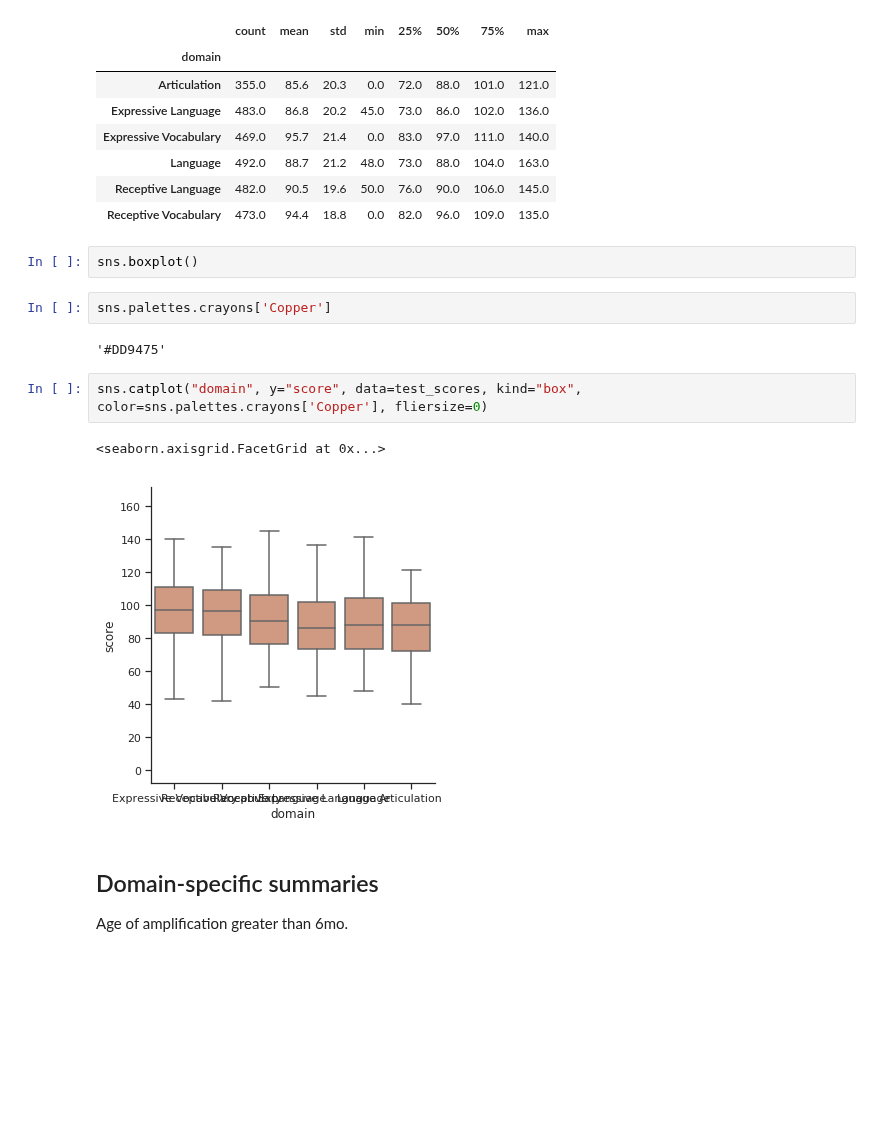
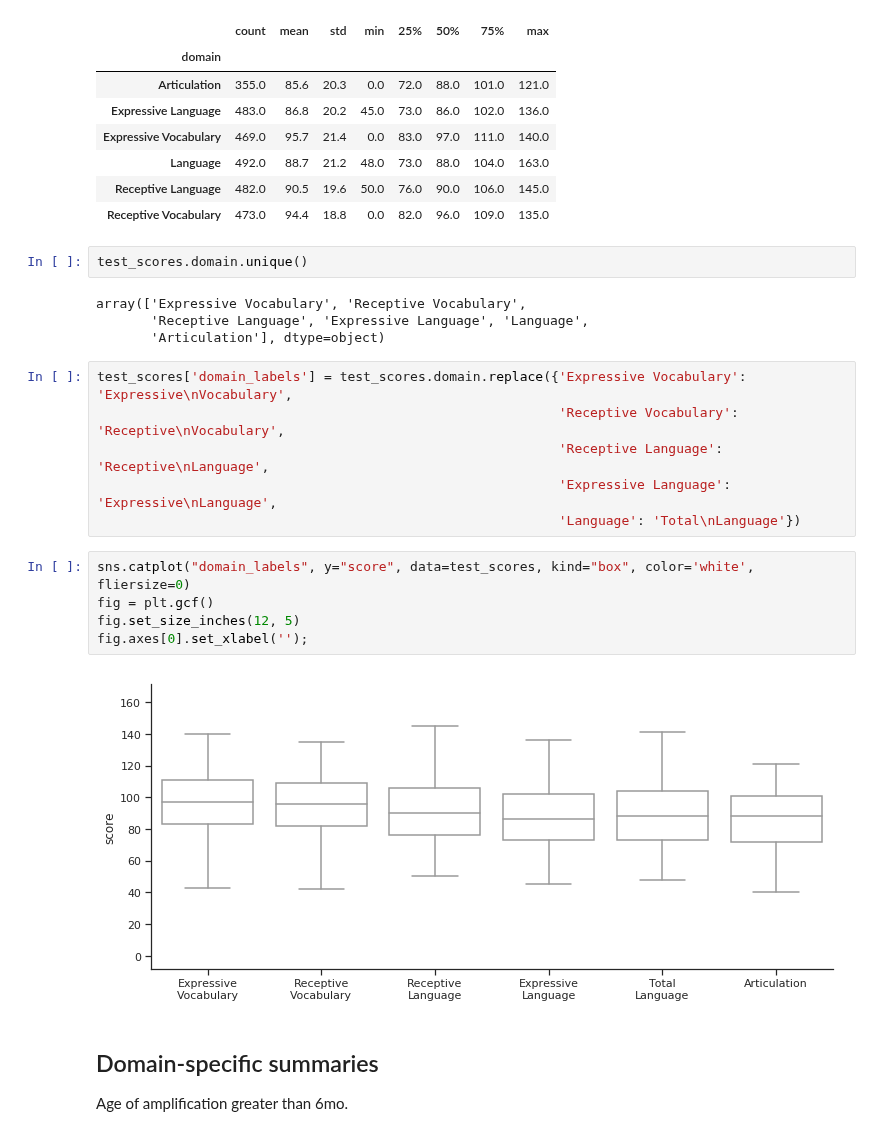
Before and after one commit to fonnesbeck/infant_hearing_intervention, a Jupyter notebook: notebooks/Tables.ipynb, the cells around one changed output. Cells and saved outputs as stored; diff of their text form; blank space fills up the shorter version.

Commit message:
Added boxplots

```diff
--- a/notebooks/Tables.ipynb
+++ b/notebooks/Tables.ipynb
@@ -368,17 +368,25 @@ test_scores.groupby('domain').score.describe().round(1)
 | Language | 492.0 | 88.7 | 21.2 | 48.0 | 73.0 | 88.0 | 104.0 | 163.0 |
 | Receptive Language | 482.0 | 90.5 | 19.6 | 50.0 | 76.0 | 90.0 | 106.0 | 145.0 |
 | Receptive Vocabulary | 473.0 | 94.4 | 18.8 | 0.0 | 82.0 | 96.0 | 109.0 | 135.0 |
-# %%
-sns.boxplot()
-# %%
-sns.palettes.crayons['Copper']
-# %% [output]
-'#DD9475'
+# %%
+test_scores.domain.unique()
+# %% [output]
+array(['Expressive Vocabulary', 'Receptive Vocabulary',
+       'Receptive Language', 'Expressive Language', 'Language',
+       'Articulation'], dtype=object)
+# %%
+test_scores['domain_labels'] = test_scores.domain.replace({'Expressive Vocabulary': 'Expressive\nVocabulary',
+                                                           'Receptive Vocabulary': 'Receptive\nVocabulary',
+                                                           'Receptive Language': 'Receptive\nLanguage',
+                                                           'Expressive Language': 'Expressive\nLanguage',
+                                                           'Language': 'Total\nLanguage'})
 # %%
-sns.catplot("domain", y="score", data=test_scores, kind="box", color=sns.palettes.crayons['Copper'], fliersize=0)
+sns.catplot("domain_labels", y="score", data=test_scores, kind="box", color='white', fliersize=0)
+fig = plt.gcf()
+fig.set_size_inches(12, 5)
+fig.axes[0].set_xlabel('');
 # %% [output]
-<seaborn.axisgrid.FacetGrid at 0x...>
-[figure, old version]
+[figure, new version]
 # %% [markdown]
 ## Domain-specific summaries
 
```
Also changed, not shown: parts of 5 cells of this notebook.
